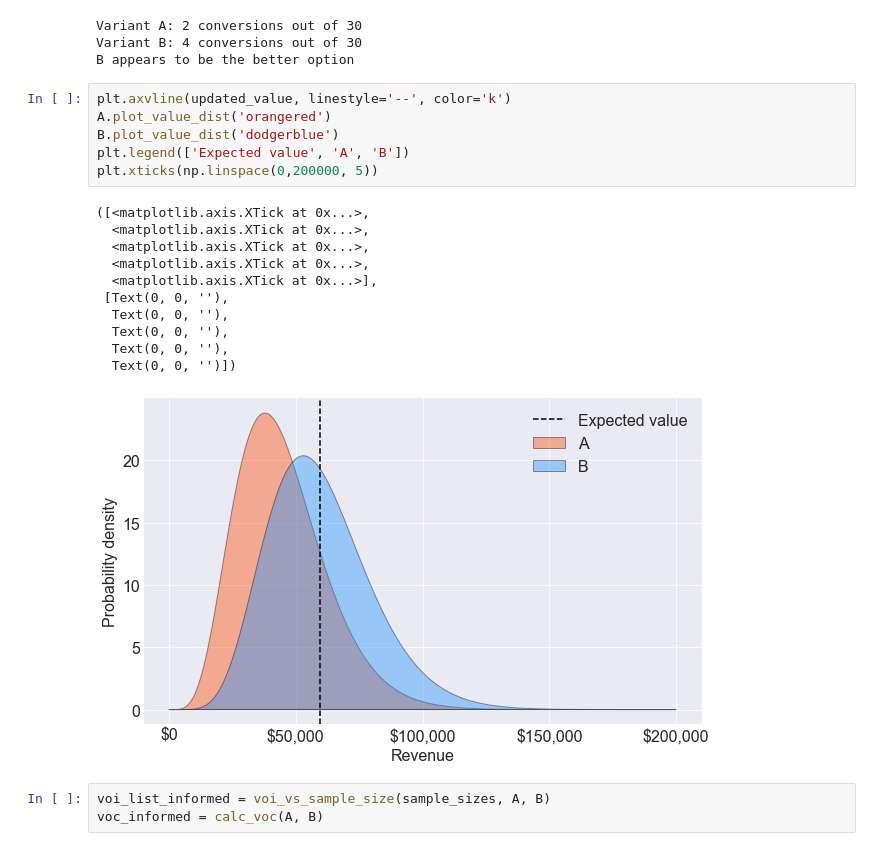
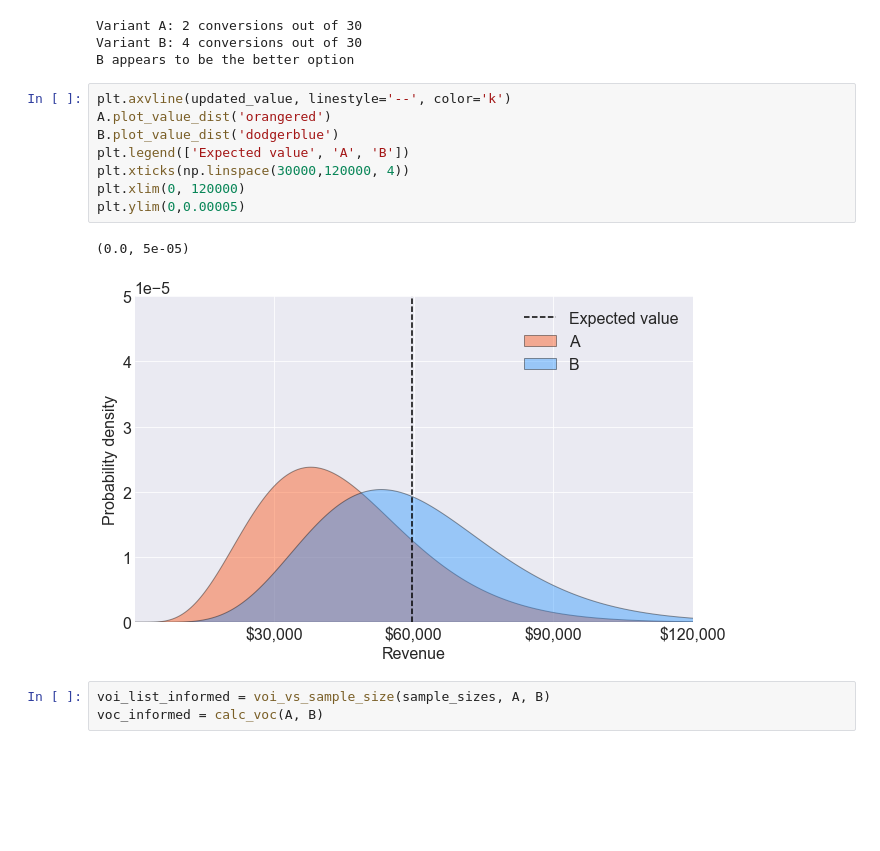
Before and after one commit to tbuffington7/valuable-AB-testing, a Jupyter notebook: AB_testing_notebook.ipynb, the cells around one changed output. Cells and saved outputs as stored; diff of their text form; blank space fills up the shorter version.

```diff
--- a/AB_testing_notebook.ipynb
+++ b/AB_testing_notebook.ipynb
@@ -185,21 +200,14 @@ B appears to be the better option
 # %%
 plt.axvline(updated_value, linestyle='--', color='k')
 A.plot_value_dist('orangered')
 B.plot_value_dist('dodgerblue')
 plt.legend(['Expected value', 'A', 'B'])
-plt.xticks(np.linspace(0,200000, 5))
+plt.xticks(np.linspace(30000,120000, 4))
+plt.xlim(0, 120000)
+plt.ylim(0,0.00005)
 # %% [output]
-([<matplotlib.axis.XTick at 0x...>,
-  <matplotlib.axis.XTick at 0x...>,
-  <matplotlib.axis.XTick at 0x...>,
-  <matplotlib.axis.XTick at 0x...>,
-  <matplotlib.axis.XTick at 0x...>],
- [Text(0, 0, ''),
-  Text(0, 0, ''),
-  Text(0, 0, ''),
-  Text(0, 0, ''),
-  Text(0, 0, '')])
+(0.0, 5e-05)
-[figure, old version]
+[figure, new version]
 # %%
 voi_list_informed = voi_vs_sample_size(sample_sizes, A, B)
 voc_informed = calc_voc(A, B)
```
Also changed, not shown: parts of 10 cells of this notebook, 2 other files.
